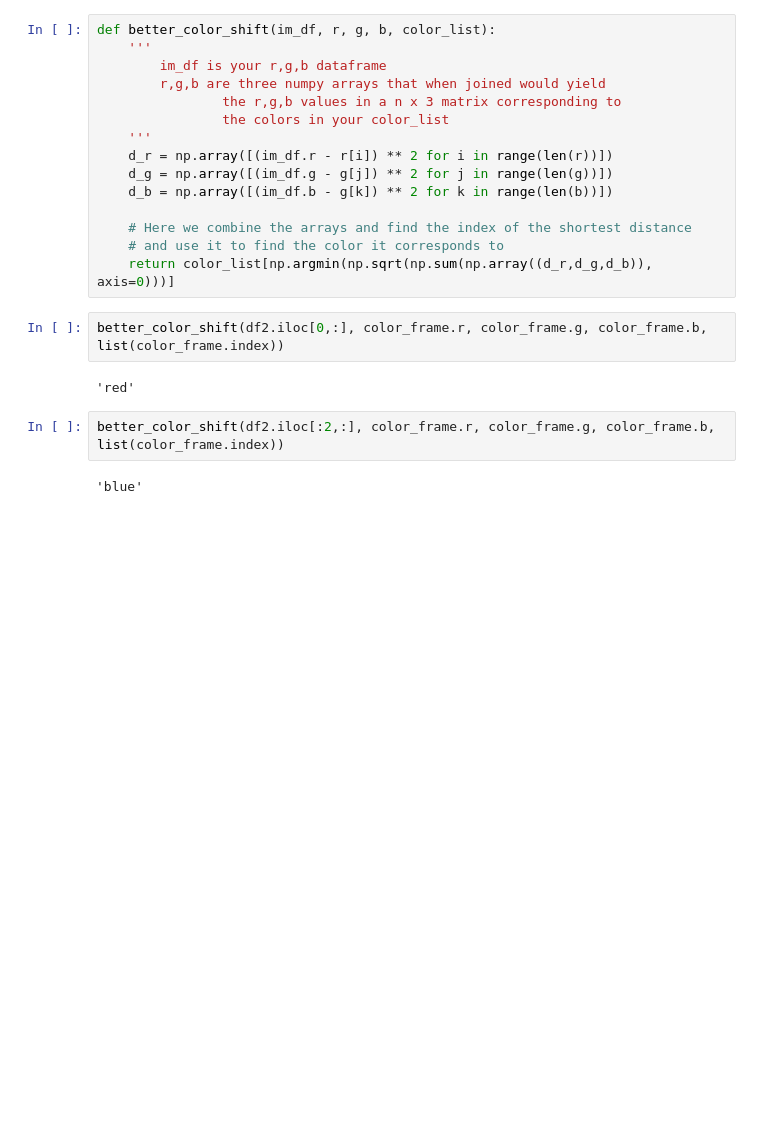
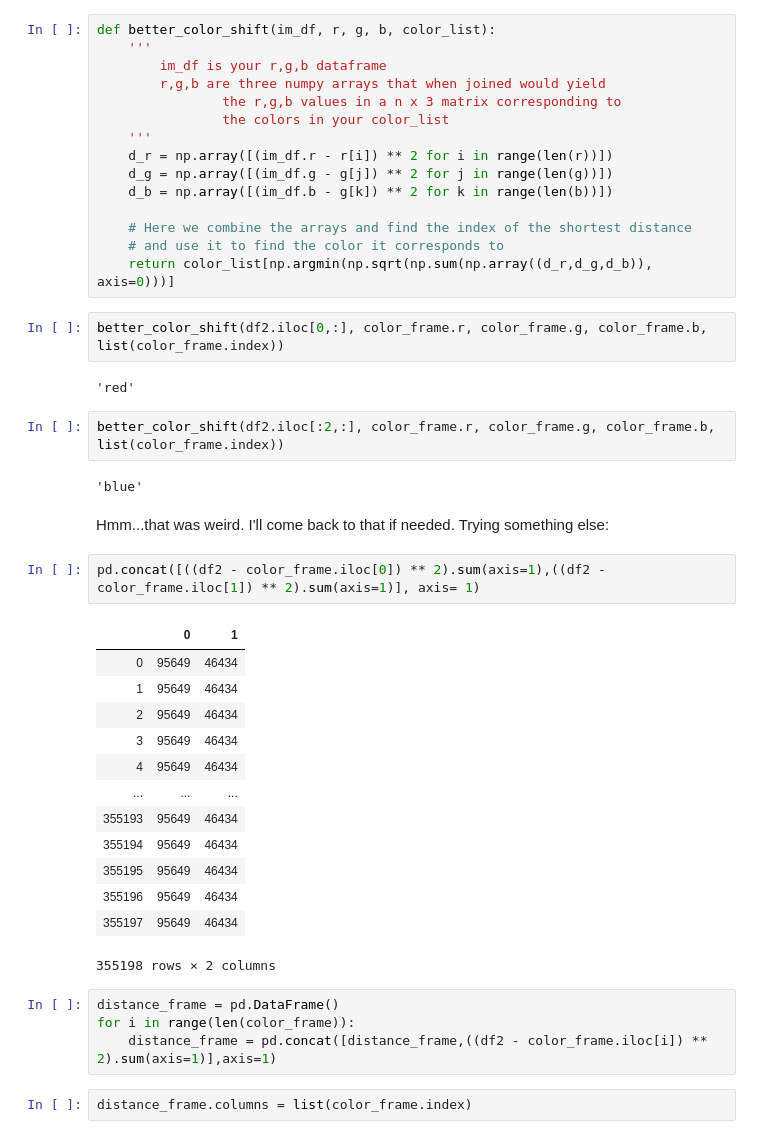
Before and after one commit to brndnwd/colors, a Jupyter notebook: colors.ipynb, the cells around one changed output. Cells and saved outputs as stored; diff of their text form; blank space fills up the shorter version.

```diff
--- a/colors.ipynb
+++ b/colors.ipynb
@@ -231,3 +231,27 @@ better_color_shift(df2.iloc[0,:], color_frame.r, color_frame.g, color_frame.b, l
 better_color_shift(df2.iloc[:2,:], color_frame.r, color_frame.g, color_frame.b, list(color_frame.index))
 # %% [output]
 'blue'
+# %% [markdown]
+Hmm...that was weird. I'll come back to that if needed. Trying something else:
+# %%
+pd.concat([((df2 - color_frame.iloc[0]) ** 2).sum(axis=1),((df2 - color_frame.iloc[1]) ** 2).sum(axis=1)], axis= 1)
+# %% [output]
+|  | 0 | 1 |
+| 0 | 95649 | 46434 |
+| 1 | 95649 | 46434 |
+| 2 | 95649 | 46434 |
+| 3 | 95649 | 46434 |
+| 4 | 95649 | 46434 |
+| ... | ... | ... |
+| 355193 | 95649 | 46434 |
+| 355194 | 95649 | 46434 |
+| 355195 | 95649 | 46434 |
+| 355196 | 95649 | 46434 |
+| 355197 | 95649 | 46434 |
+355198 rows × 2 columns
+# %%
+distance_frame = pd.DataFrame()
+for i in range(len(color_frame)):
+    distance_frame = pd.concat([distance_frame,((df2 - color_frame.iloc[i]) ** 2).sum(axis=1)],axis=1)
+# %%
+distance_frame.columns = list(color_frame.index)
```
Also changed, not shown: parts of 7 cells of this notebook.
